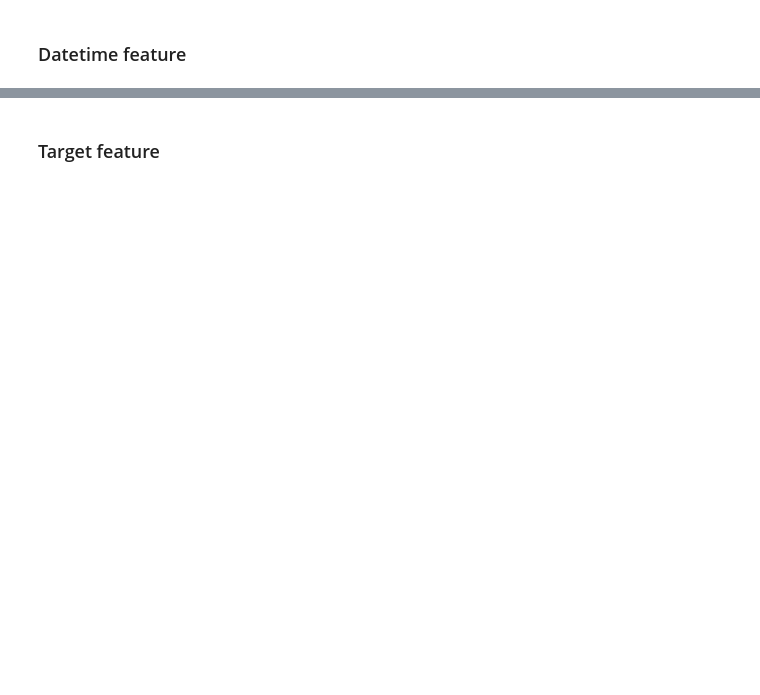
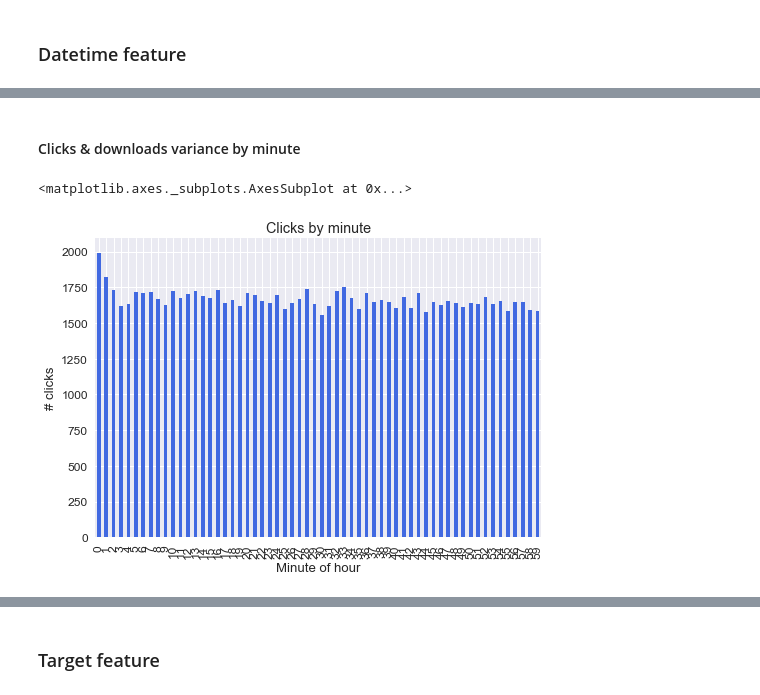
Before and after one commit to ligz08/Kaggle-TalkingData-AdTracking-Fraud-Detection, a Jupyter notebook: python/1 Explore.ipynb, the cells around one changed output, grey strips where cells are left out. Cells and saved outputs as stored; diff of their text form; code cells hidden in the pictures; blank space fills up the shorter version.

```diff
--- a/python/1 Explore.ipynb
+++ b/python/1 Explore.ipynb
@@ -115,0 +130,9 @@ ax.set(xlabel='Hour of day', ylabel='# downloads')
+# %% [markdown]
+#### Clicks & downloads variance by minute
+# %%
+barplot_value_counts_by_col(train_sample, col='click_minute',
+                            ascending_index=True, title='Clicks by minute',
+                            xlabel='Minute of hour', ylabel='# clicks')
+# %% [output]
+<matplotlib.axes._subplots.AxesSubplot at 0x...>
+[figure, added]
```
Also changed, not shown: parts of 23 cells of this notebook, 1 other file.
